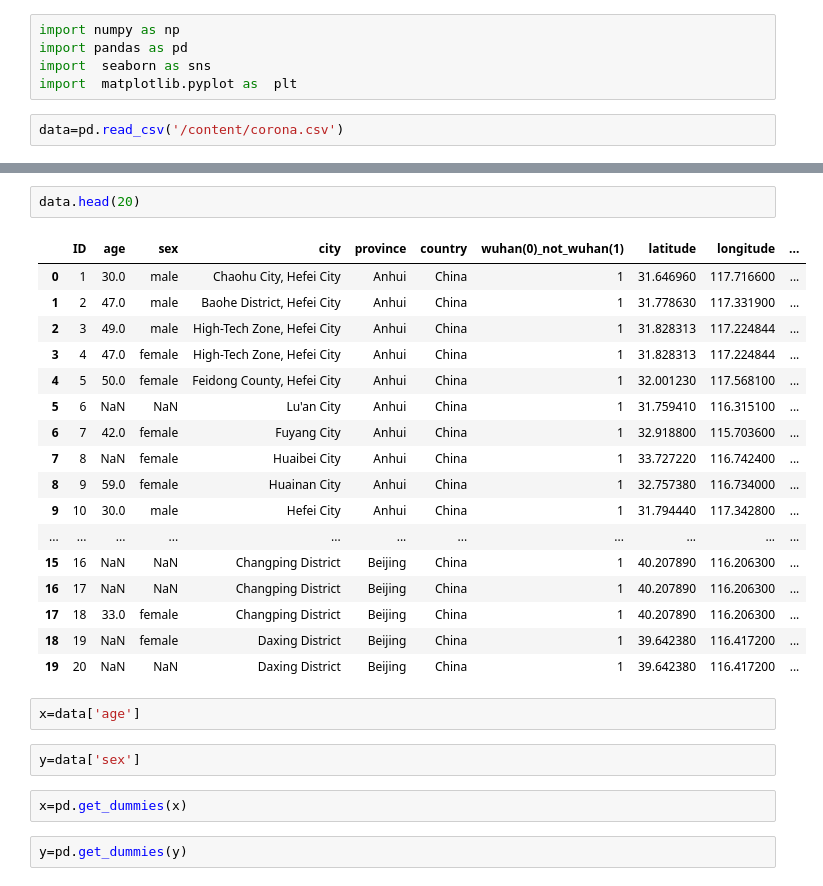
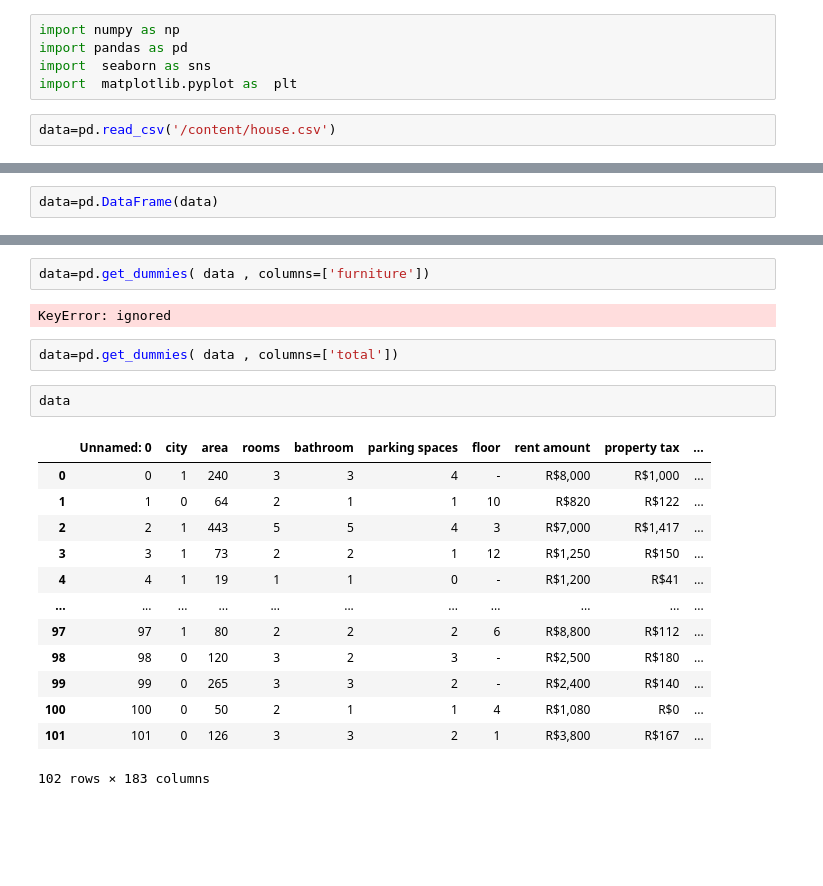
Before and after one commit to Gail529/Machine-Learning-, a Jupyter notebook: Untitled6.ipynb, the cells around one changed output, grey strips where cells are left out. Saved outputs shown, nothing was run; the diff lists cells and outputs as text; blank space fills up the shorter version.

```diff
--- a/Untitled6.ipynb
+++ b/Untitled6.ipynb
@@ -6,4 +6,4 @@ import pandas as pd
 import  seaborn as sns
 import  matplotlib.pyplot as  plt
 # %%
-data=pd.read_csv('/content/corona.csv')
+data=pd.read_csv('/content/house.csv')
@@ -12,0 +10,2 @@ drive.mount('/content/drive')
+# %%
+data=pd.DataFrame(data)
@@ -13,28 +27,22 @@ drive.mount('/content/drive')
+# %%
+data=pd.get_dummies( data , columns=['furniture'])
+# %% [output]
+KeyError: ignored
+# %%
+data=pd.get_dummies( data , columns=['total'])
 # %%
-data.head(20)
+data
 # %% [output]
-|  | ID | age | sex | city | province | country | wuhan(0)_not_wuhan(1) | latitude | longitude | ... |
-| 0 | 1 | 30.0 | male | Chaohu City, Hefei City | Anhui | China | 1 | 31.646960 | 117.716600 | ... |
-| 1 | 2 | 47.0 | male | Baohe District, Hefei City | Anhui | China | 1 | 31.778630 | 117.331900 | ... |
-| 2 | 3 | 49.0 | male | High-Tech Zone, Hefei City | Anhui | China | 1 | 31.828313 | 117.224844 | ... |
-| 3 | 4 | 47.0 | female | High-Tech Zone, Hefei City | Anhui | China | 1 | 31.828313 | 117.224844 | ... |
-| 4 | 5 | 50.0 | female | Feidong County, Hefei City | Anhui | China | 1 | 32.001230 | 117.568100 | ... |
-| 5 | 6 | NaN | NaN | Lu'an City | Anhui | China | 1 | 31.759410 | 116.315100 | ... |
-| 6 | 7 | 42.0 | female | Fuyang City | Anhui | China | 1 | 32.918800 | 115.703600 | ... |
-| 7 | 8 | NaN | female | Huaibei City | Anhui | China | 1 | 33.727220 | 116.742400 | ... |
-| 8 | 9 | 59.0 | female | Huainan City | Anhui | China | 1 | 32.757380 | 116.734000 | ... |
-| 9 | 10 | 30.0 | male | Hefei City | Anhui | China | 1 | 31.794440 | 117.342800 | ... |
+|  | Unnamed: 0 | city | area | rooms | bathroom | parking spaces | floor | rent amount | property tax | ... |
+| 0 | 0 | 1 | 240 | 3 | 3 | 4 | - | R$8,000 | R$1,000 | ... |
+| 1 | 1 | 0 | 64 | 2 | 1 | 1 | 10 | R$820 | R$122 | ... |
+| 2 | 2 | 1 | 443 | 5 | 5 | 4 | 3 | R$7,000 | R$1,417 | ... |
+| 3 | 3 | 1 | 73 | 2 | 2 | 1 | 12 | R$1,250 | R$150 | ... |
+| 4 | 4 | 1 | 19 | 1 | 1 | 0 | - | R$1,200 | R$41 | ... |
 | ... | ... | ... | ... | ... | ... | ... | ... | ... | ... | ... |
-| 15 | 16 | NaN | NaN | Changping District | Beijing | China | 1 | 40.207890 | 116.206300 | ... |
-| 16 | 17 | NaN | NaN | Changping District | Beijing | China | 1 | 40.207890 | 116.206300 | ... |
-| 17 | 18 | 33.0 | female | Changping District | Beijing | China | 1 | 40.207890 | 116.206300 | ... |
-| 18 | 19 | NaN | female | Daxing District | Beijing | China | 1 | 39.642380 | 116.417200 | ... |
-| 19 | 20 | NaN | NaN | Daxing District | Beijing | China | 1 | 39.642380 | 116.417200 | ... |
+| 97 | 97 | 1 | 80 | 2 | 2 | 2 | 6 | R$8,800 | R$112 | ... |
+| 98 | 98 | 0 | 120 | 3 | 2 | 3 | - | R$2,500 | R$180 | ... |
+| 99 | 99 | 0 | 265 | 3 | 3 | 2 | - | R$2,400 | R$140 | ... |
+| 100 | 100 | 0 | 50 | 2 | 1 | 1 | 4 | R$1,080 | R$0 | ... |
+| 101 | 101 | 0 | 126 | 3 | 3 | 2 | 1 | R$3,800 | R$167 | ... |
+102 rows × 183 columns
-# %%
-x=data['age']
-# %%
-y=data['sex']
-# %%
-x=pd.get_dummies(x)
-# %%
-y=pd.get_dummies(y)
```
Also changed, not shown: parts of 4 cells of this notebook.
